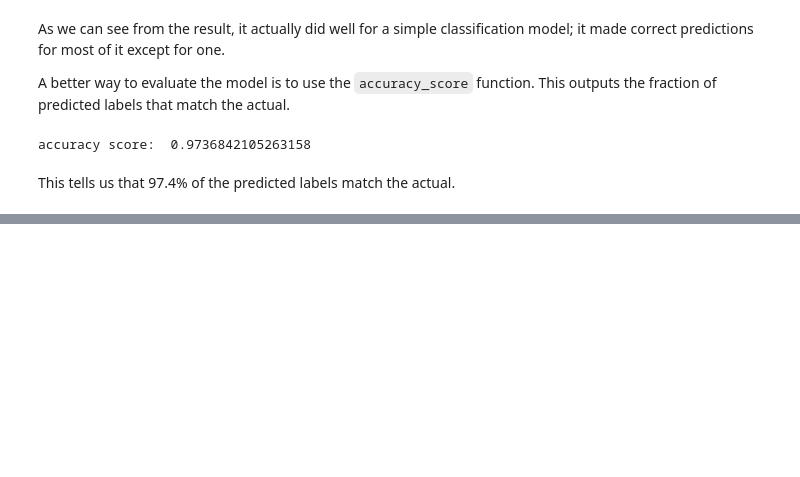
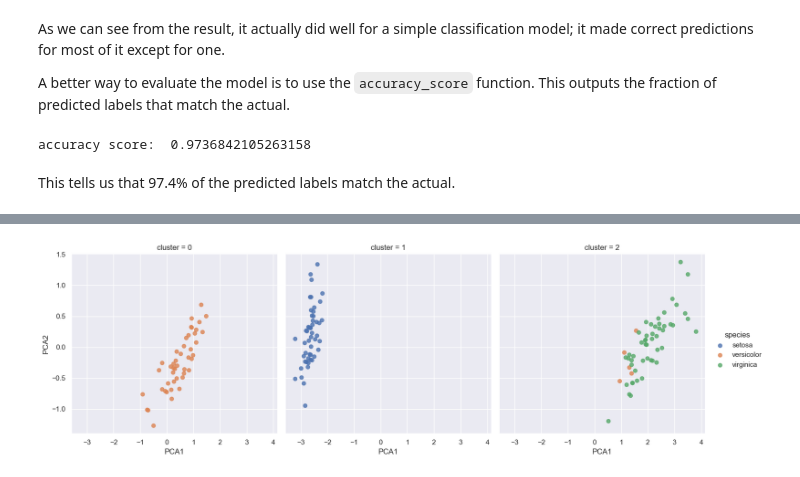
Before and after one commit to svd-jelo/IBM-Data-Science-Specialization, a Jupyter notebook: Course-9_Machine-Learning/notebooks/NB1_Intro-to-Scikit-Learn.ipynb, the cells around one changed output, grey strips where cells are left out. Drawn from its saved outputs; the diff is of its cells as text; code cells hidden in the pictures; blank space fills up the shorter version.

```diff
--- a/Course-9_Machine-Learning/notebooks/NB1_Intro-to-Scikit-Learn.ipynb
+++ b/Course-9_Machine-Learning/notebooks/NB1_Intro-to-Scikit-Learn.ipynb
@@ -231,0 +285,31 @@ This tells us that 97.4% of the predicted labels match the actual.
+# %%
+# 1. Model Selection
+from sklearn.mixture import GaussianMixture as GMM
+
+# 2. Instantiation and hyperparameter selection
+model = GMM(
+    n_components = 3, # Divide the dataset into 3 distinct groups
+    covariance_type = 'full' # i dont know what this does
+)
+
+# 3. Arrange data
+X_iris = iris.drop('species', axis=1)
+
+# 4. Fit the model
+model.fit(X_iris)
+
+# 5. Use the model to predict labels
+# We'll use the two-dimensional representation obtained with PCA to visualize predictions
+iris['cluster'] = model.predict(X_iris)
+sns.lmplot(
+    data = iris,
+    x = 'PCA1',
+    y = 'PCA2',
+    hue = 'species',
+    col = 'cluster',
+    fit_reg = False,
+    ci = None
+)
+plt.show()
+# %% [output]
+[figure, added]
```
Also changed, not shown: parts of 33 cells of this notebook.
